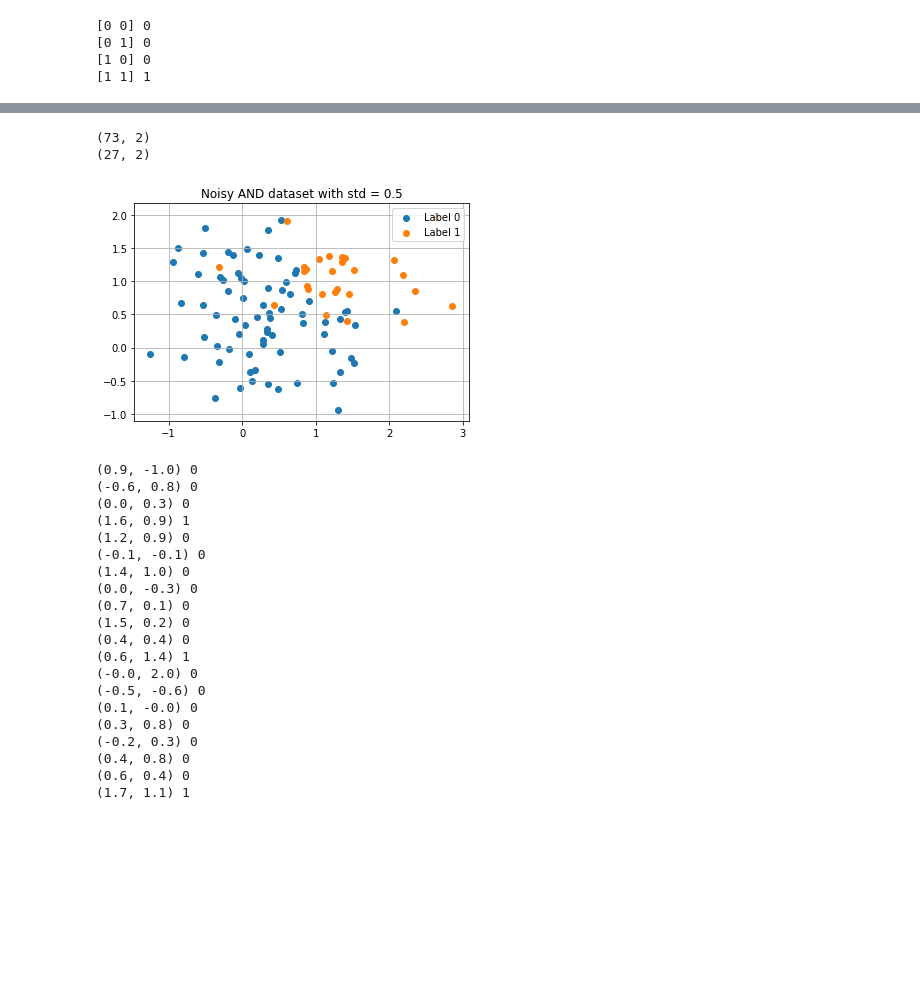
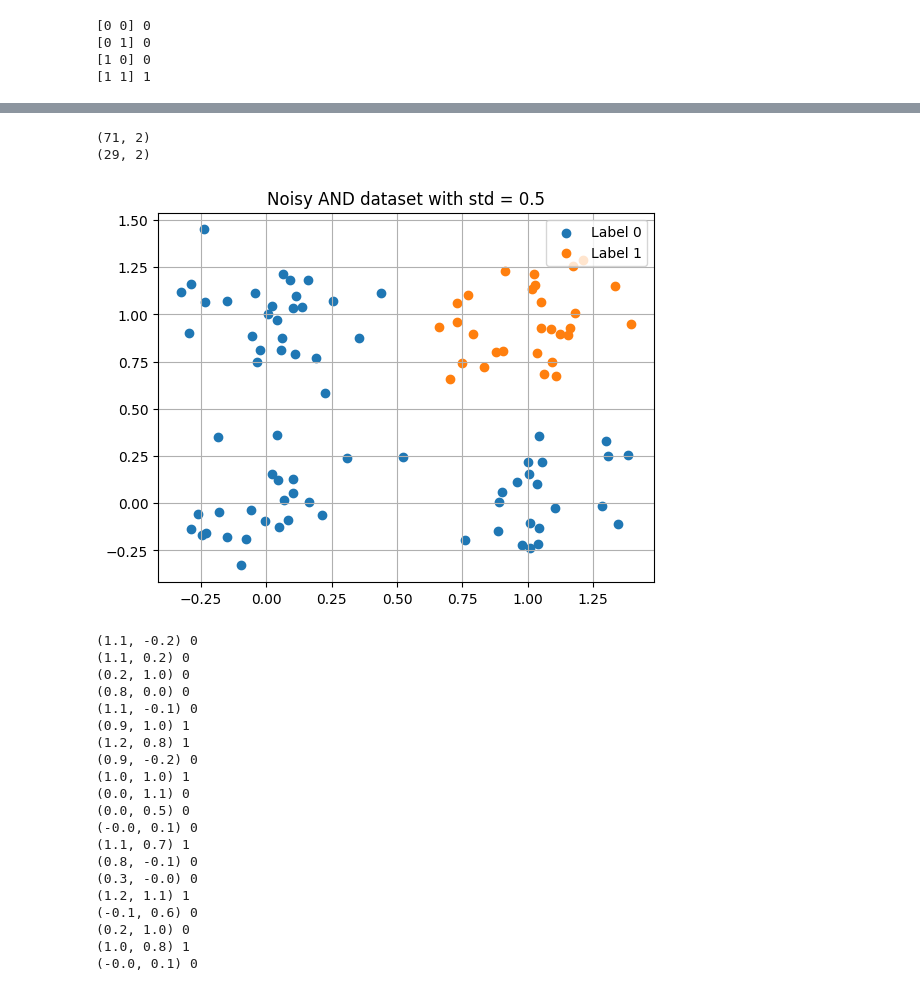
Before and after one commit to mark1702/mark, a Jupyter notebook: hoc_may_thong_ke.ipynb, the cells around one changed output, grey strips where cells are left out. Saved outputs shown, nothing was run; the diff lists cells and outputs as text; code cells hidden in the pictures; blank space fills up the shorter version.

```diff
--- a/hoc_may_thong_ke.ipynb
+++ b/hoc_may_thong_ke.ipynb
@@ -65,34 +65,34 @@ plot_clusters(X_noise, y_noise, 0.2, list_labels=['Label 0', 'Label 1'])
 # %%
-X_high_noise, y_high_noise = add_noise_data(X, y, 100, 0., 0.5)
+X_high_noise, y_high_noise = add_noise_data(X, y, 100, 0., 0.2)
 plot_clusters(X_high_noise, y_high_noise, 0.5, list_labels=['Label 0', 'Label 1'])
 # %% [output]
-(73, 2)
-(27, 2)
+(71, 2)
+(29, 2)
-[figure, old version]
+[figure, new version]
 # %%
 for i in range(20):
     print('(%.1f, %.1f)' % (X_high_noise[i][0], X_high_noise[i][1]), y_high_noise[i])
 # %% [output]
-(0.9, -1.0) 0
-(-0.6, 0.8) 0
-(0.0, 0.3) 0
-(1.6, 0.9) 1
-(1.2, 0.9) 0
-(-0.1, -0.1) 0
-(1.4, 1.0) 0
-(0.0, -0.3) 0
-(0.7, 0.1) 0
-(1.5, 0.2) 0
-(0.4, 0.4) 0
-(0.6, 1.4) 1
-(-0.0, 2.0) 0
-(-0.5, -0.6) 0
-(0.1, -0.0) 0
-(0.3, 0.8) 0
-(-0.2, 0.3) 0
-(0.4, 0.8) 0
-(0.6, 0.4) 0
-(1.7, 1.1) 1
+(1.1, -0.2) 0
+(1.1, 0.2) 0
+(0.2, 1.0) 0
+(0.8, 0.0) 0
+(1.1, -0.1) 0
+(0.9, 1.0) 1
+(1.2, 0.8) 1
+(0.9, -0.2) 0
+(1.0, 1.0) 1
+(0.0, 1.1) 0
+(0.0, 0.5) 0
+(-0.0, 0.1) 0
+(1.1, 0.7) 1
+(0.8, -0.1) 0
+(0.3, -0.0) 0
+(1.2, 1.1) 1
+(-0.1, 0.6) 0
+(0.2, 1.0) 0
+(1.0, 0.8) 1
+(-0.0, 0.1) 0
 # %%
 for i in range(20):
     print('(%.1f, %.1f)' % (X_high_noise[i][0], X_high_noise[i][1]), y_high_noise[i])
```
Also changed, not shown: parts of 4 cells of this notebook.
